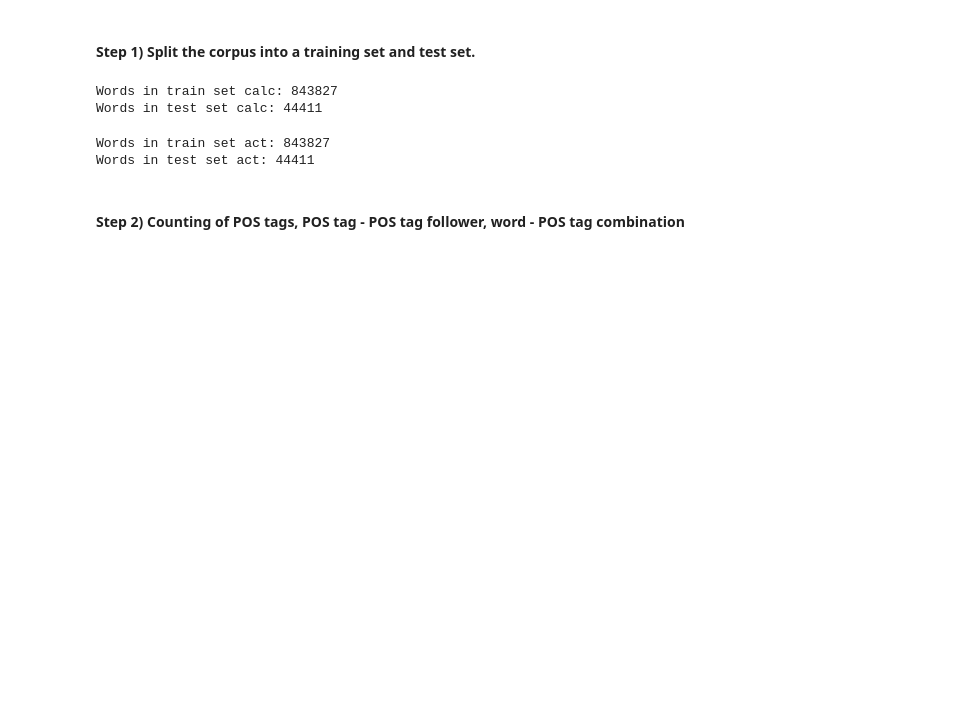
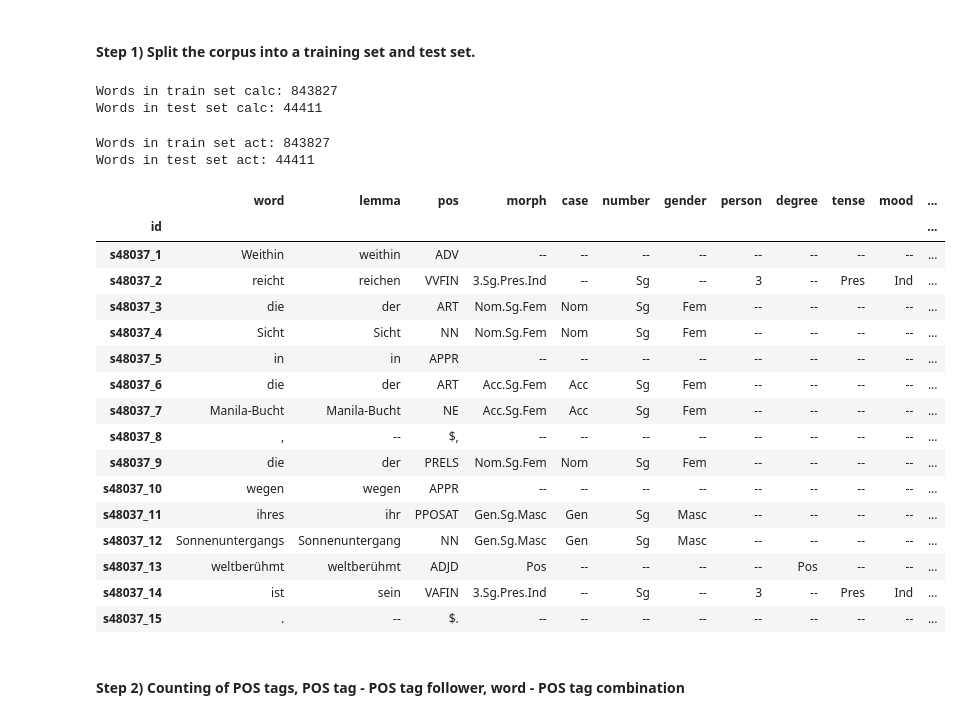
Before and after one commit to FritzSavira/NLPROC-ALV-B, a Jupyter notebook: assignment-03/assignment-03-Task-2ab.ipynb, the cells around one changed output. Cells and saved outputs as stored; diff of their text form; code cells hidden in the pictures; blank space fills up the shorter version.

```diff
--- a/assignment-03/assignment-03-Task-2ab.ipynb
+++ b/assignment-03/assignment-03-Task-2ab.ipynb
@@ -197,13 +190,31 @@ Words in test set calc: 44411
 # %%
 #IST Anzahl Worte
 train = tiger_corpus.iloc[:len_train]
 train = train[["word", "pos"]]
 test = tiger_corpus.iloc[len_train:].set_index("id")
 print(f"Words in train set act: {len(train)}")
 print(f"Words in test set act: {len(test)}")
+test.head(15)
 # %% [output]
 Words in train set act: 843827
 Words in test set act: 44411
+|  | word | lemma | pos | morph | case | number | gender | person | degree | tense | mood | ... |
+| id |  |  |  |  |  |  |  |  |  |  |  | ... |
+| s48037_1 | Weithin | weithin | ADV | -- | -- | -- | -- | -- | -- | -- | -- | ... |
+| s48037_2 | reicht | reichen | VVFIN | 3.Sg.Pres.Ind | -- | Sg | -- | 3 | -- | Pres | Ind | ... |
+| s48037_3 | die | der | ART | Nom.Sg.Fem | Nom | Sg | Fem | -- | -- | -- | -- | ... |
+| s48037_4 | Sicht | Sicht | NN | Nom.Sg.Fem | Nom | Sg | Fem | -- | -- | -- | -- | ... |
+| s48037_5 | in | in | APPR | -- | -- | -- | -- | -- | -- | -- | -- | ... |
+| s48037_6 | die | der | ART | Acc.Sg.Fem | Acc | Sg | Fem | -- | -- | -- | -- | ... |
+| s48037_7 | Manila-Bucht | Manila-Bucht | NE | Acc.Sg.Fem | Acc | Sg | Fem | -- | -- | -- | -- | ... |
+| s48037_8 | , | -- | $, | -- | -- | -- | -- | -- | -- | -- | -- | ... |
+| s48037_9 | die | der | PRELS | Nom.Sg.Fem | Nom | Sg | Fem | -- | -- | -- | -- | ... |
+| s48037_10 | wegen | wegen | APPR | -- | -- | -- | -- | -- | -- | -- | -- | ... |
+| s48037_11 | ihres | ihr | PPOSAT | Gen.Sg.Masc | Gen | Sg | Masc | -- | -- | -- | -- | ... |
+| s48037_12 | Sonnenuntergangs | Sonnenuntergang | NN | Gen.Sg.Masc | Gen | Sg | Masc | -- | -- | -- | -- | ... |
+| s48037_13 | weltberühmt | weltberühmt | ADJD | Pos | -- | -- | -- | -- | Pos | -- | -- | ... |
+| s48037_14 | ist | sein | VAFIN | 3.Sg.Pres.Ind | -- | Sg | -- | 3 | -- | Pres | Ind | ... |
+| s48037_15 | . | -- | $. | -- | -- | -- | -- | -- | -- | -- | -- | ... |
 # %% [markdown]
 #### Step 2) Counting of POS tags, POS tag - POS tag follower, word - POS tag combination
 # %% [markdown]
```
Also changed, not shown: parts of 19 cells of this notebook, 2 other files.
